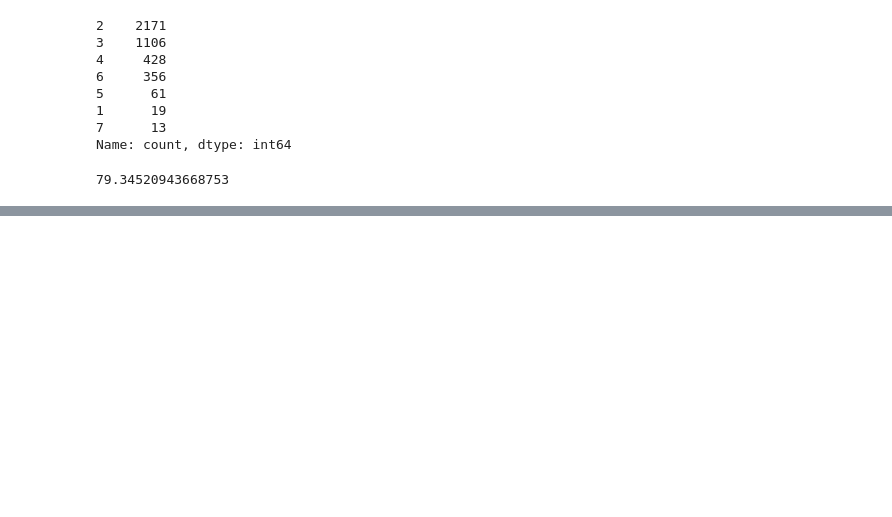
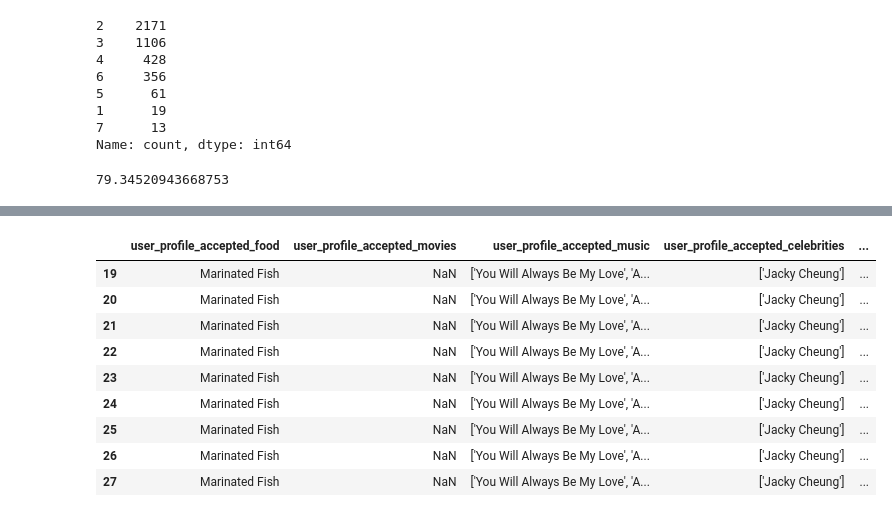
Before and after one commit to boostcampaitech5/level3_recsys_finalproject-recsys-07, a Jupyter notebook: graph/graph.ipynb, the cells around one changed output, grey strips where cells are left out. Drawn from its saved outputs; the diff is of its cells as text; code cells hidden in the pictures; blank space fills up the shorter version.

```diff
--- a/graph/graph.ipynb
+++ b/graph/graph.ipynb
@@ -316,0 +286,13 @@ for i in tqdm(range(1,10)):
+# %%
+df[(df.user_id == 1) & (df.recdial)][['user_profile_accepted_food', 'user_profile_accepted_movies', 'user_profile_accepted_music', 'user_profile_accepted_celebrities', 'user_profile_accepted_movie','goal_topic','goal_type','is_user', 'deny']]
+# %% [output]
+|  | user_profile_accepted_food | user_profile_accepted_movies | user_profile_accepted_music | user_profile_accepted_celebrities | ... |
+| 19 | Marinated Fish | NaN | ['You Will Always Be My Love', 'A... | ['Jacky Cheung'] | ... |
+| 20 | Marinated Fish | NaN | ['You Will Always Be My Love', 'A... | ['Jacky Cheung'] | ... |
+| 21 | Marinated Fish | NaN | ['You Will Always Be My Love', 'A... | ['Jacky Cheung'] | ... |
+| 22 | Marinated Fish | NaN | ['You Will Always Be My Love', 'A... | ['Jacky Cheung'] | ... |
+| 23 | Marinated Fish | NaN | ['You Will Always Be My Love', 'A... | ['Jacky Cheung'] | ... |
+| 24 | Marinated Fish | NaN | ['You Will Always Be My Love', 'A... | ['Jacky Cheung'] | ... |
+| 25 | Marinated Fish | NaN | ['You Will Always Be My Love', 'A... | ['Jacky Cheung'] | ... |
+| 26 | Marinated Fish | NaN | ['You Will Always Be My Love', 'A... | ['Jacky Cheung'] | ... |
+| 27 | Marinated Fish | NaN | ['You Will Always Be My Love', 'A... | ['Jacky Cheung'] | ... |
```
Also changed, not shown: parts of 16 cells of this notebook, 2 other files.
